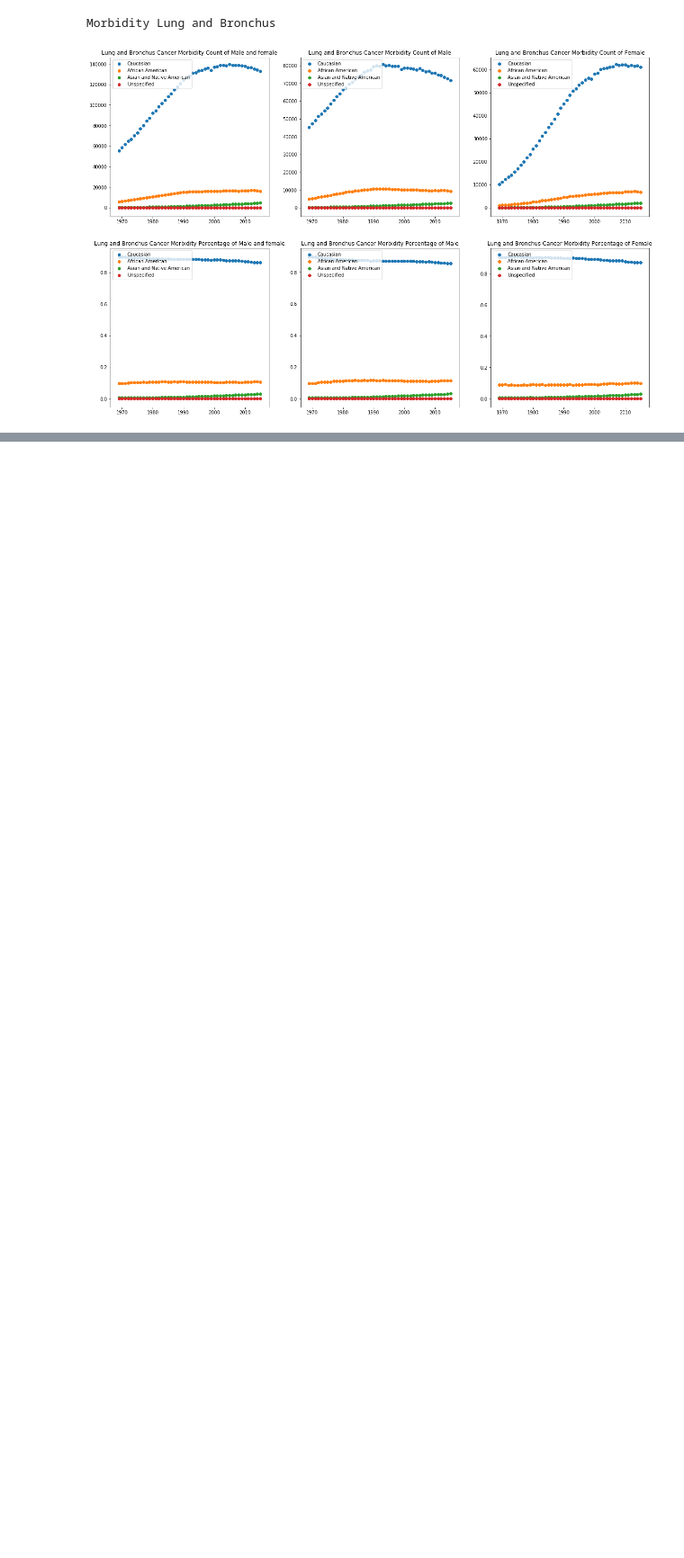
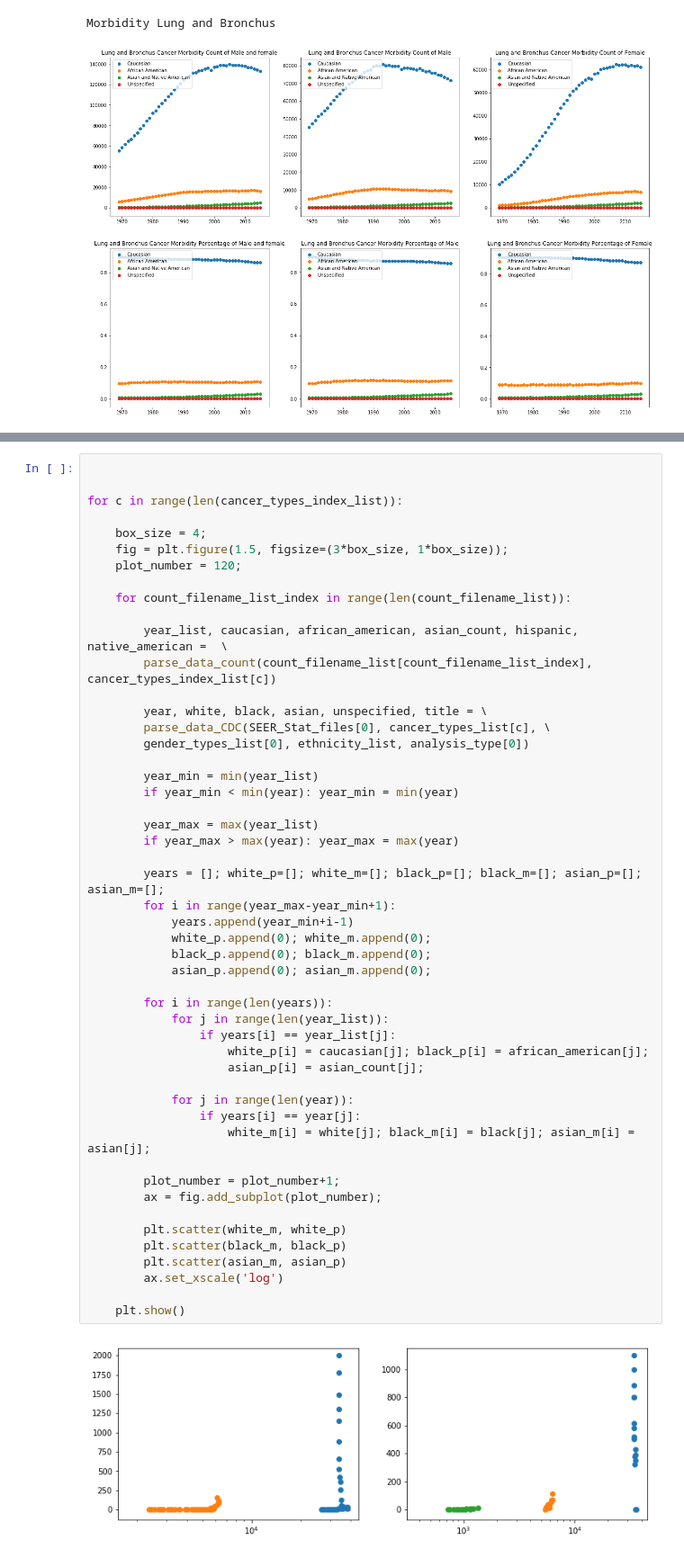
Before and after one commit to jesnyder/CellLines, a Jupyter notebook: Analysis/Analysis v03.ipynb, the cells around one changed output, grey strips where cells are left out. Shown: that part at 90% size. Cells and saved outputs as stored; diff of their text form; blank space fills up the shorter version.

```diff
--- a/Analysis/Analysis v03.ipynb
+++ b/Analysis/Analysis v03.ipynb
@@ -118,0 +197,52 @@ Morbidity Lung and Bronchus
+# %%
+
+
+for c in range(len(cancer_types_index_list)):
+
+    box_size = 4;
+    fig = plt.figure(1.5, figsize=(3*box_size, 1*box_size));
+    plot_number = 120;
+
+    for count_filename_list_index in range(len(count_filename_list)):
+
+        year_list, caucasian, african_american, asian_count, hispanic, native_american =  \
+        parse_data_count(count_filename_list[count_filename_list_index], cancer_types_index_list[c])
+
+        year, white, black, asian, unspecified, title = \
+        parse_data_CDC(SEER_Stat_files[0], cancer_types_list[c], \
+        gender_types_list[0], ethnicity_list, analysis_type[0])
+
+        year_min = min(year_list)
+        if year_min < min(year): year_min = min(year)
+
+        year_max = max(year_list)
+        if year_max > max(year): year_max = max(year)
+
+        years = []; white_p=[]; white_m=[]; black_p=[]; black_m=[]; asian_p=[]; asian_m=[];
+        for i in range(year_max-year_min+1):
+            years.append(year_min+i-1)
+            white_p.append(0); white_m.append(0);
+            black_p.append(0); black_m.append(0);
+            asian_p.append(0); asian_m.append(0);
+
+        for i in range(len(years)):
+            for j in range(len(year_list)):
+                if years[i] == year_list[j]:
+                    white_p[i] = caucasian[j]; black_p[i] = african_american[j];
+                    asian_p[i] = asian_count[j];
+
+            for j in range(len(year)):
+                if years[i] == year[j]:
+                    white_m[i] = white[j]; black_m[i] = black[j]; asian_m[i] = asian[j];
+
+        plot_number = plot_number+1;
+        ax = fig.add_subplot(plot_number);
+
+        plt.scatter(white_m, white_p)
+        plt.scatter(black_m, black_p)
+        plt.scatter(asian_m, asian_p)
+        ax.set_xscale('log')
+
+    plt.show()
+# %% [output]
+[figure, added]
```
Also changed, not shown: parts of 4 cells of this notebook.
